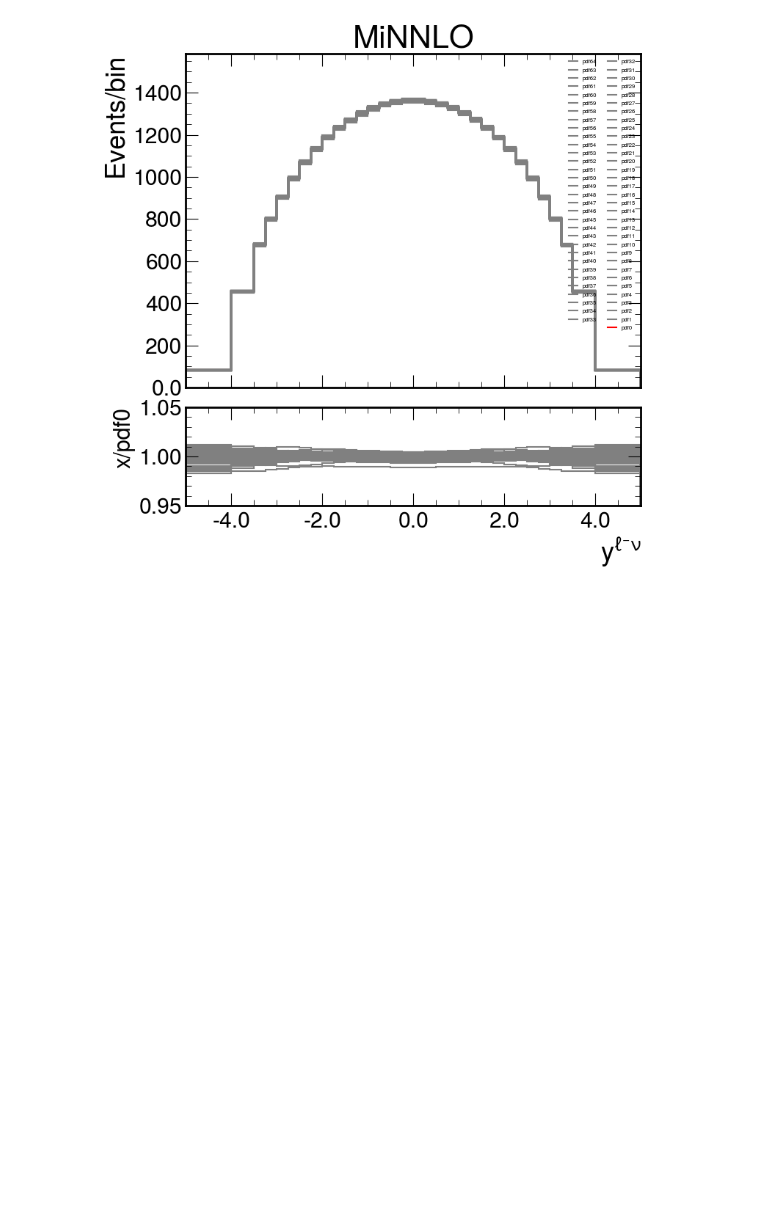
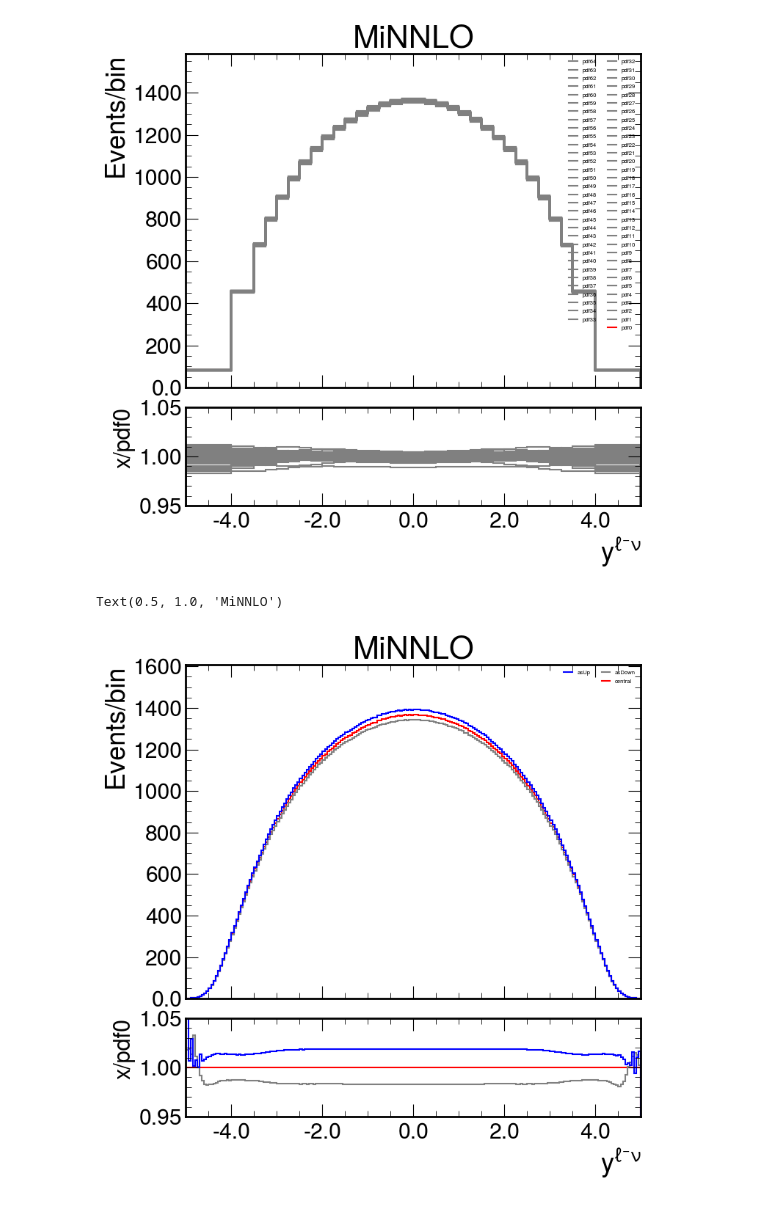
Before and after one commit to bendavid/WRemnants, a Jupyter notebook: notebooks/CompareCorrections.ipynb, the cells around one changed output. Cells and saved outputs as stored; diff of their text form; code cells hidden in the pictures; blank space fills up the shorter version.

```diff
--- a/notebooks/CompareCorrections.ipynb
+++ b/notebooks/CompareCorrections.ipynb
@@ -17,6 +22,7 @@ The autoreload extension is already loaded. To reload it, use:
 genfile = "/scratch/kelong/Analysis/w_z_gen_dists.hdf5"
 minnlo_wm = input_tools.read_and_scale(genfile, "WminusmunuPostVFP", "nominal_gen", calculate_lumi=False, scale=1)
 minnlo_wm_pdf = input_tools.read_and_scale(genfile, "WminusmunuPostVFP", "nominal_gen_pdfMSHT20", calculate_lumi=False, scale=1)
+minnlo_wm_pdfas = input_tools.read_and_scale(genfile, "WminusmunuPostVFP", "nominal_gen_pdfMSHT20alphaS002", calculate_lumi=False, scale=1)
 minnlo_wp = input_tools.read_and_scale(genfile, "WplusmunuPostVFP", "nominal_gen", calculate_lumi=False, scale=1)
 minnlo_z = input_tools.read_and_scale(genfile, "ZmumuPostVFP", "nominal_gen", calculate_lumi=False, scale=1)
 # %%
@@ -165,3 +171,25 @@ fig.get_axes()[0].set_title("MiNNLO")
 # %% [output]
 Text(0.5, 1.0, 'MiNNLO')
 [figure]
+# %%
+
+fig = plot_tools.makePlotWithRatioToRef(
+            [
+                minnlo_wm_pdf[{"pdfVar" : 0}].project("y"),
+                minnlo_wm_pdfas[{"alphasVar" : "as0116"}].project("y"),
+                minnlo_wm_pdfas[{"alphasVar" : "as0120"}].project("y"),
+            ],
+            labels=["central", "asDown", "asUp"],
+            colors=["red", "grey", "blue"],
+            #linestyles=["solid", "solid", "solid", "dashed", "dashdot", "solid", "solid"],
+            xlabel=r"$y^{\ell^{-}\nu}$",
+            ylabel="Events/bin",
+            rlabel="x/pdf0",
+            legtext_size=8,
+            rrange=[0.95, 1.05],
+            yscale=1.1,
+            xlim=None, binwnorm=1.0, baseline=True)
+fig.get_axes()[0].set_title("MiNNLO")
+# %% [output]
+Text(0.5, 1.0, 'MiNNLO')
+[figure, added]
```
Also changed, not shown: parts of 2 cells of this notebook, 1 other file.
